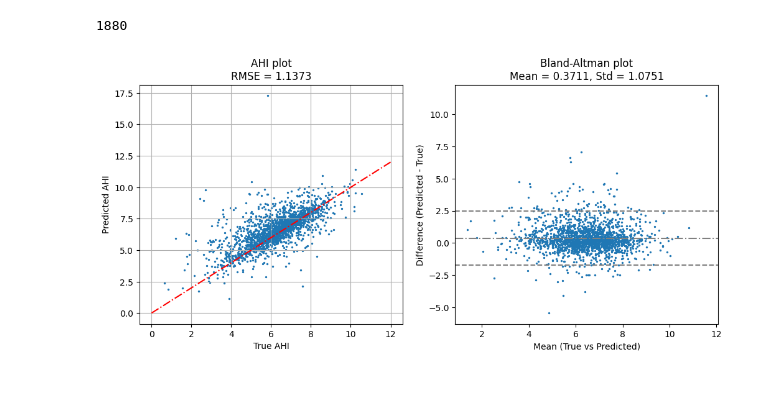
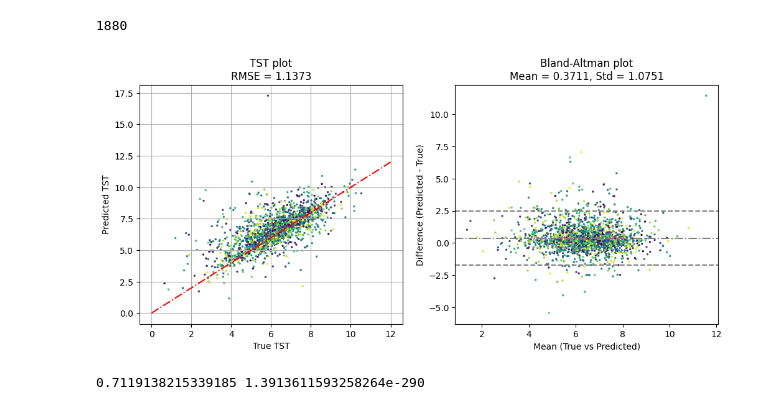
Before and after one commit to JulianBvW/Wearable-Sleep-Event-Detection, a Jupyter notebook: Notebooks/59_tsts.ipynb, the cells around one changed output. Cells and saved outputs as stored; diff of their text form; code cells hidden in the pictures.

Commit message:
TST plot and spearman

```diff
--- a/Notebooks/59_tsts.ipynb
+++ b/Notebooks/59_tsts.ipynb
@@ -16,9 +17,24 @@ len(mesa_ids)
 # %% [output]
 1880
 # %%
-tsts_true, tsts_pred = [], []
-for mesa_id in tqdm(mesa_ids):
-    rec = Recording(mesa_id, signals_to_read=[], events_as_list=True, use_predicted_hypnogram=False)
-    tsts_true.append(len(rec.hypnogram[rec.hypnogram != 0]) / 60 / 60)
-    rec = Recording(mesa_id, signals_to_read=[], events_as_list=True, use_predicted_hypnogram=True)
-    tsts_pred.append(len(rec.hypnogram[rec.hypnogram != 0]) / 60 / 60)
+CREATE = False
+
+if CREATE:
+
+    tsts_true, tsts_pred = [], []
+    for mesa_id in tqdm(mesa_ids):
+        rec = Recording(mesa_id, signals_to_read=[], events_as_list=True, use_predicted_hypnogram=False)
+        tsts_true.append(len(rec.hypnogram[rec.hypnogram != 0]) / 60 / 60)
+        rec = Recording(mesa_id, signals_to_read=[], events_as_list=True, use_predicted_hypnogram=True)
+        tsts_pred.append(len(rec.hypnogram[rec.hypnogram != 0]) / 60 / 60)
+
+    pd.DataFrame({
+        'mesa_id': mesa_ids,
+        'tst_true': tsts_true,
+        'tst_pred': tsts_pred
+    }).to_csv('59_tsts.csv', index=False)
+
+if not CREATE:
+
+    df = pd.read_csv('59_tsts.csv')
+    tsts_true, tsts_pred = df['tst_true'].values, df['tst_pred'].values
@@ -31,24 +41,29 @@ pd.DataFrame({
 # %%
 _, (ax1, ax2) = plt.subplots(1, 2, figsize=(12, 5))
 
-ax1.scatter(tsts_true, tsts_pred, s=2)
+ax1.scatter(tsts_true, tsts_pred, s=2, c=np.random.rand(len(tsts_true), 1))
 ax1.plot([0, 12], [0, 12], 'r-.')
-ax1.set_title(f'AHI plot\nRMSE = {np.sqrt(((np.array(tsts_pred) - np.array(tsts_true)) ** 2).mean()):.4f}')
-ax1.set_xlabel('True AHI')
-ax1.set_ylabel('Predicted AHI')
+ax1.set_title(f'TST plot\nRMSE = {np.sqrt(((np.array(tsts_pred) - np.array(tsts_true)) ** 2).mean()):.4f}')
+ax1.set_xlabel('True TST')
+ax1.set_ylabel('Predicted TST')
 ax1.grid()
 
 mean = np.mean([tsts_pred, tsts_true], axis=0)
 diff = np.array(tsts_pred) - np.array(tsts_true)
 diff_mean, diff_std = np.mean(diff), np.std(diff, axis=0)
-ax2.scatter(mean, diff, s=2)
+ax2.scatter(mean, diff, s=2, c=np.random.rand(len(tsts_true), 1))
 ax2.axhline(diff_mean,                 color='gray', linestyle='-.')
 ax2.axhline(diff_mean + 1.96*diff_std, color='gray', linestyle='--')
 ax2.axhline(diff_mean - 1.96*diff_std, color='gray', linestyle='--')
 ax2.set_title(f'Bland-Altman plot\nMean = {diff_mean:.4f}, Std = {diff_std:.4f}')
 ax2.set_xlabel('Mean (True vs Predicted)')
 ax2.set_ylabel('Difference (Predicted - True)')
 
 plt.show()
 # %% [output]
-[figure, old version]
+[figure, new version]
+# %%
+spearman_corr, spearman_p = spearmanr(tsts_pred, tsts_true)
+print(spearman_corr, spearman_p)
+# %% [output]
+0.7119138215339185 1.3913611593258264e-290
```
Also changed, not shown: parts of 2 cells of this notebook.
